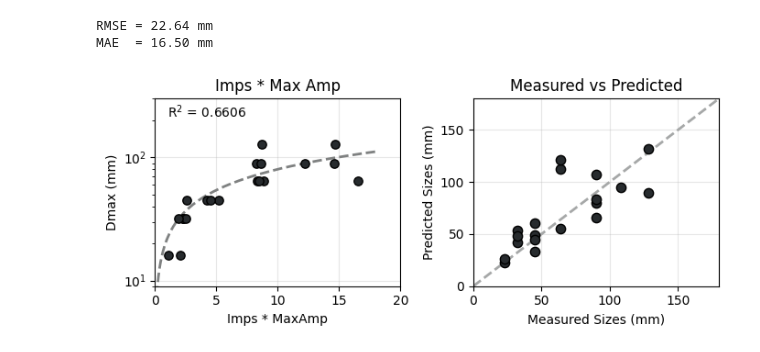
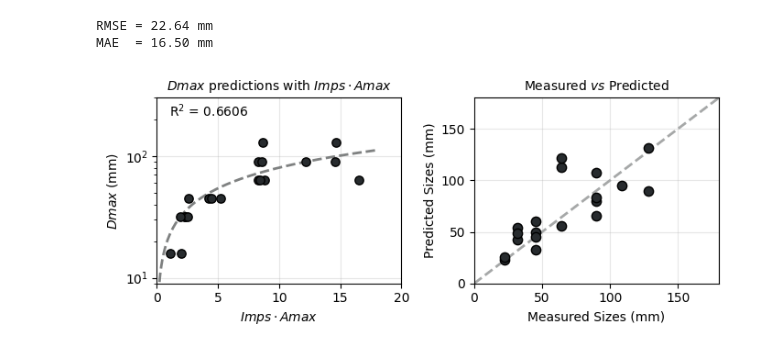
Before and after one commit to nicole-hucke/tauc_plots, a Jupyter notebook: figure2/figure2.ipynb, the cells around one changed output. Drawn from its saved outputs; the diff is of its cells as text; code cells hidden in the pictures.

Commit message:
update calibration plot for fig 2

```diff
--- a/figure2/figure2.ipynb
+++ b/figure2/figure2.ipynb
@@ -48,34 +48,34 @@ MAE  = 16.50 mm
 # %%
 fig, axes = plt.subplots(1, 2, figsize=(7, 3))
 # plot the grid behind the data points
 # calibration curve
 ax = axes[0]
 ax.scatter(cal_impmax, cal_size, s=45, color="#272B2E", edgecolor="#000000", zorder=3)
 x_line = np.linspace(0.01, 18, 400)
 y_line = power_law(x_line, A, b)
 ax.plot(x_line, y_line, linestyle='--', linewidth=2, color="#7f8181") # fitted curve
 ax.set_yscale('log')
 ax.set_xlim(0, 20)
 ax.set_ylim(9, 300)
-ax.set_xlabel('Imps * MaxAmp', fontsize=10)
-ax.set_ylabel('Dmax (mm)', fontsize=10)
-ax.set_title('Imps * Max Amp', fontsize=12)
+ax.set_xlabel(r'$\mathit{Imps} \cdot \mathit{Amax}$', fontsize=10, fontstyle='italic')
+ax.set_ylabel(r'$\mathit{Dmax}$ (mm)', fontsize=10)
+ax.set_title(r'$\mathit{Dmax}$ predictions with $\mathit{Imps} \cdot \mathit{Amax}$', fontsize=10)
 ax.grid(True, which='major', alpha=0.3)
 ax.text(0.05, 0.9, rf'R$^2$ = {r2:.4f}', transform=ax.transAxes, fontsize=10)
 
 # validation plot
 ax = axes[1]
 ax.scatter(val_size, val_predicted, s=55, color="#272B2E", edgecolor="#000000", zorder=3)
 ax.plot([0, 200], [0, 200], linestyle='--', linewidth=2, color="#a6a8a8") # 1:1 line
 ax.set_xlim(0, 180)
 ax.set_ylim(0, 180)
 ax.set_xlabel('Measured Sizes (mm)', fontsize=10)
 ax.set_ylabel('Predicted Sizes (mm)', fontsize=10)
-ax.set_title('Measured vs Predicted', fontsize=12)
+ax.set_title(r'Measured $\mathit{vs}$ Predicted', fontsize=10)
 ax.grid(True, alpha=0.3)
 
 plt.tight_layout()
 plt.savefig('jpm_calibration_validation.png', dpi=400)
 plt.show()
 # %% [output]
-[figure, old version]
+[figure, new version]
```
Also changed, not shown: 1 other file.
